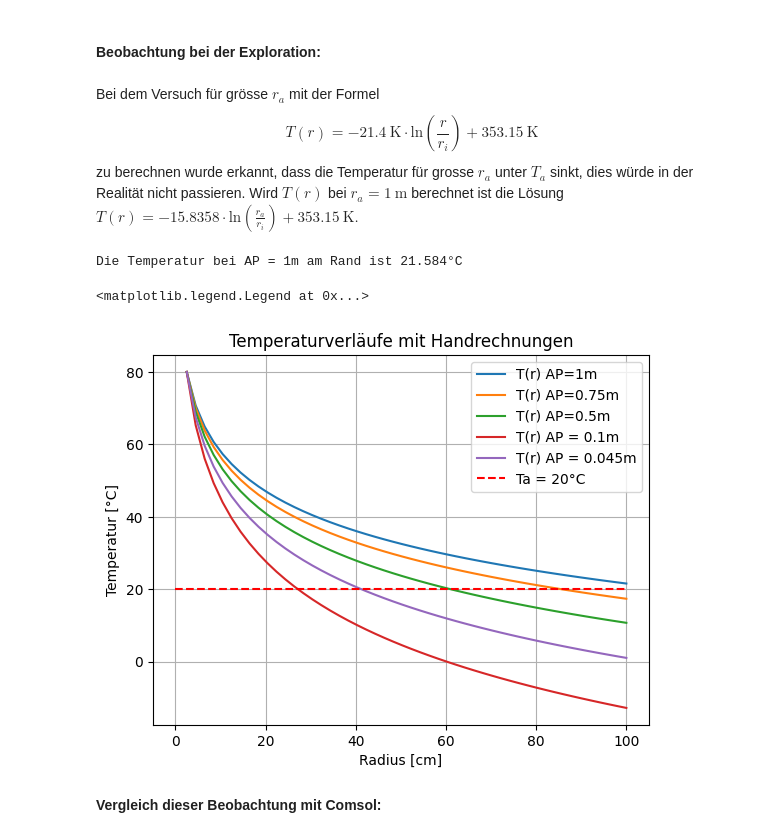
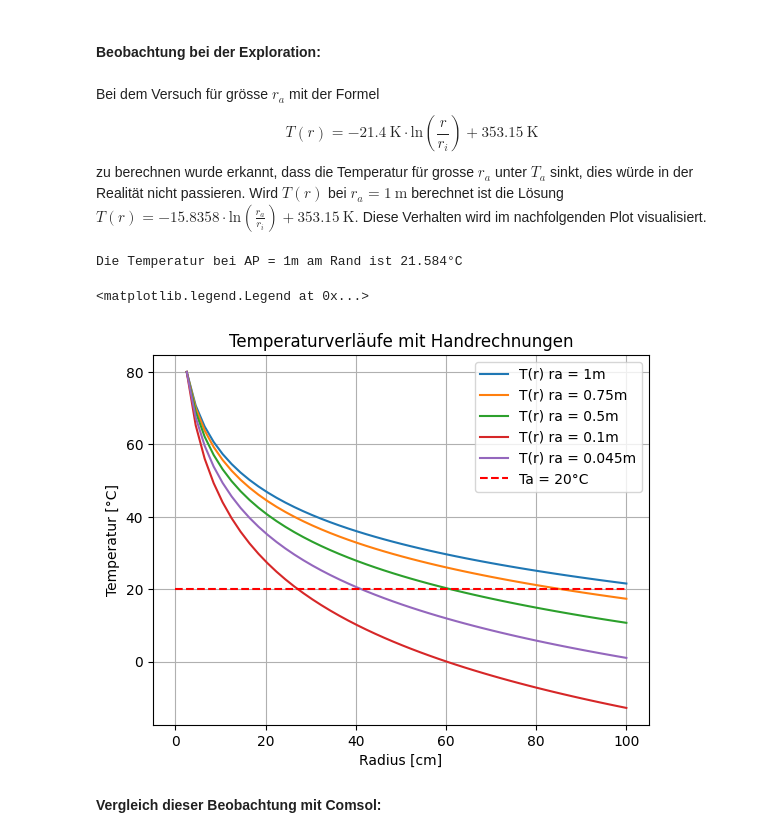
Before and after one commit to HansPeter21/CoP_Abgabe, a Jupyter notebook: Bericht_Mauro_Schegg.ipynb, the cells around one changed output. Cells and saved outputs as stored; diff of their text form; code cells hidden in the pictures.

```diff
--- a/Bericht_Mauro_Schegg.ipynb
+++ b/Bericht_Mauro_Schegg.ipynb
@@ -139,36 +139,36 @@ Text(0.5, 1.0, 'Temperaturverlauf mit Handrechnung')
 # %% [markdown]
 Bei dem Versuch für grösse $r_a$ mit der Formel
 $$T(r) = -21.4~\text{K} \cdot \text{ln}(\frac{r}{r_i}) + 353.15~\text{K}$$
-zu berechnen wurde erkannt, dass die Temperatur für grosse $r_a$ unter $T_a$ sinkt, dies würde in der Realität nicht passieren. Wird $T(r)$ bei $r_a = 1~\text{m}$ berechnet ist die Lösung $T(r) = -15.8358 \cdot \text{ln}(\frac{r_a}{r_i})+353.15~\text{K}.$
+zu berechnen wurde erkannt, dass die Temperatur für grosse $r_a$ unter $T_a$ sinkt, dies würde in der Realität nicht passieren. Wird $T(r)$ bei $r_a = 1~\text{m}$ berechnet ist die Lösung $T(r) = -15.8358 \cdot \text{ln}(\frac{r_a}{r_i})+353.15~\text{K}.$ Diese Verhalten wird im nachfolgenden Plot visualisiert.
 # %%
 # T(r) beim Arbeitspunkt ra = 1 m
 T1m = lambda r: -15.8358 *np.log(r/0.025)+80
 # T(r) beim Arbeitspunkt ra = 0.5 m
 T5 = lambda r: -18.775 *np.log(r/0.025)+80
 # T(r) beim Arbeitspunkt ra = 0.75 m
 T75 = lambda r: -16.9754 *np.log(r/0.025)+80
-# T(r) beim Arbeitspunkt ra = 0.75 m
+# T(r) beim Arbeitspunkt ra = 0.1 m
 T01 = lambda r: -25.1436 *np.log(r/0.025)+80
 
 # ra von ri bis 1m
 r1 = np.linspace(0.025,1)
-plt.plot(r1*100,T1m(r1),label="T(r) AP=1m")
-plt.plot(r1*100,T75(r1),label="T(r) AP=0.75m")
-plt.plot(r1*100,T5(r1),label="T(r) AP=0.5m")
-plt.plot(r1*100,T01(r1),label="T(r) AP = 0.1m")
-plt.plot(r1*100,T(r1),label="T(r) AP = 0.045m")
+plt.plot(r1*100,T1m(r1),label="T(r) ra = 1m")
+plt.plot(r1*100,T75(r1),label="T(r) ra = 0.75m")
+plt.plot(r1*100,T5(r1),label="T(r) ra = 0.5m")
+plt.plot(r1*100,T01(r1),label="T(r) ra = 0.1m")
+plt.plot(r1*100,T(r1),label="T(r) ra = 0.045m")
 plt.hlines(y=20,xmin=0,xmax=100,colors="red",linestyles="--",label=f"Ta = 20°C")
 # Ausgabe der Randtemperatur.
 print(f"Die Temperatur bei AP = 1m am Rand ist {round(min(T1m(r1)),3)}°C")
 plt.grid()
 plt.ylabel("Temperatur [°C]")
 plt.xlabel("Radius [cm]")
 plt.title("Temperaturverläufe mit Handrechnungen")
 plt.legend()
 # %% [output]
 Die Temperatur bei AP = 1m am Rand ist 21.584°C
 <matplotlib.legend.Legend at 0x...>
-[figure, old version]
+[figure, new version]
 # %% [markdown]
 **Vergleich dieser Beobachtung mit Comsol:**
 # %%
```
Also changed, not shown: parts of 6 cells of this notebook.
